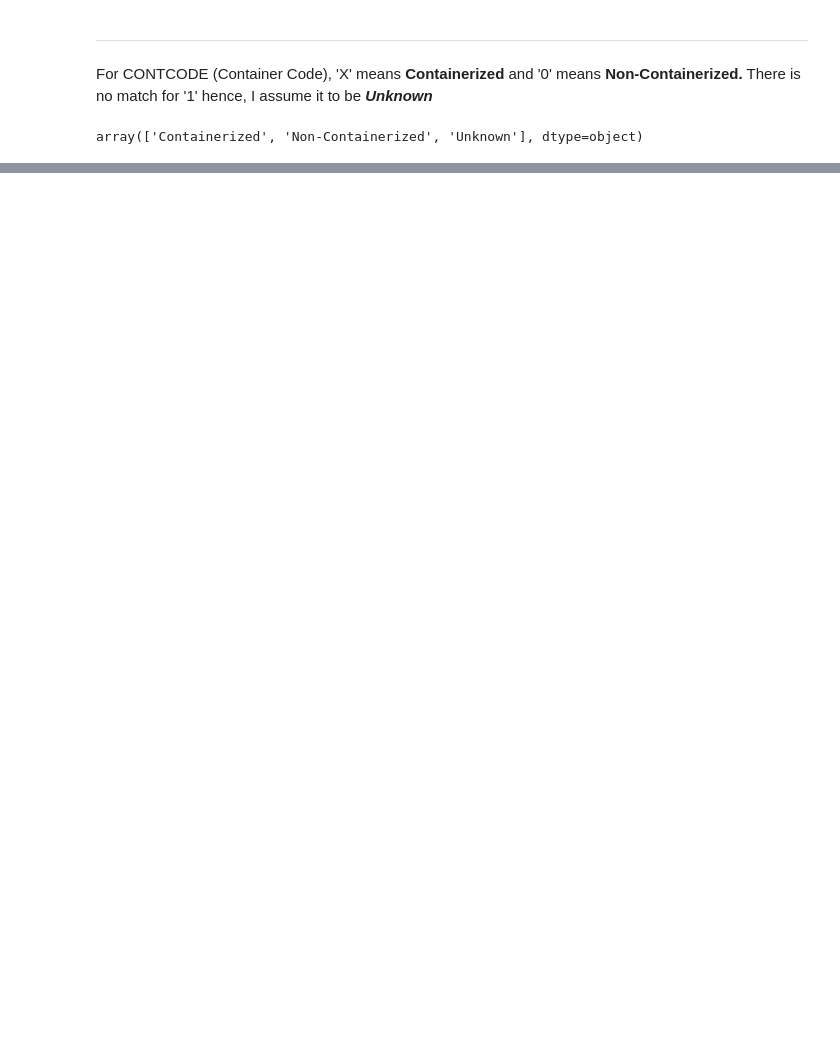
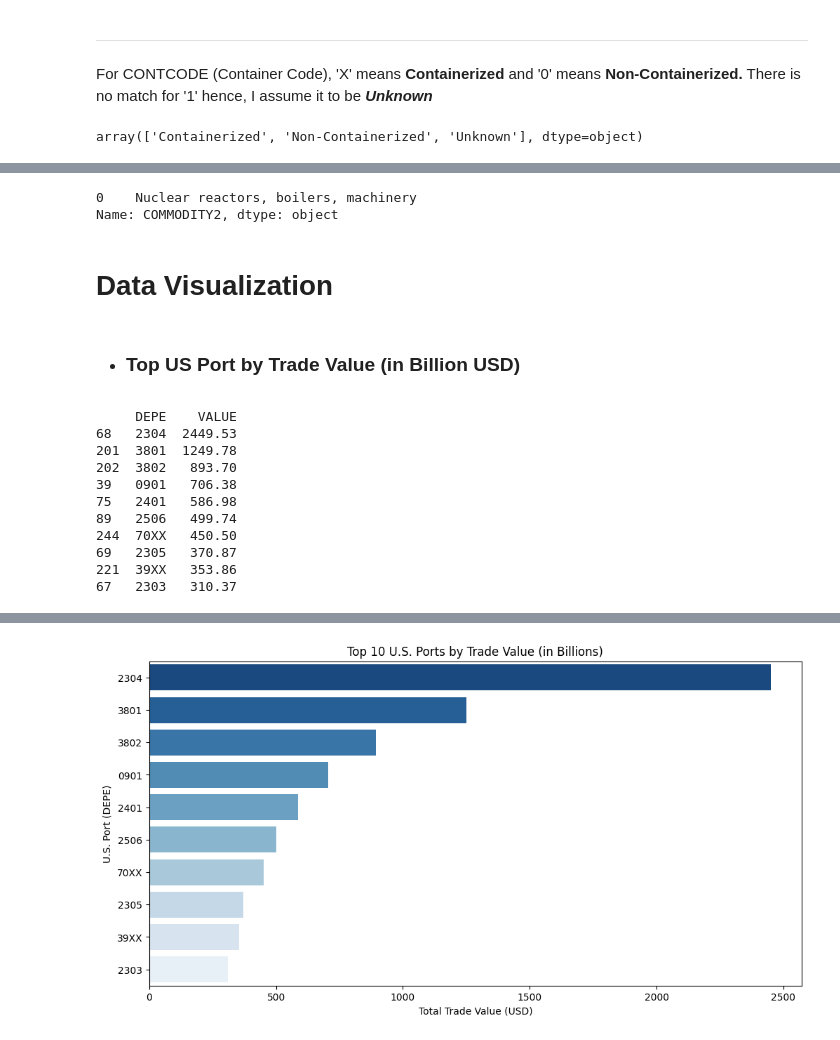
Before and after one commit to matth-adenyo/TransBorder_Freight_Data_Analysis, a Jupyter notebook: Trans-Border Freight Analysis.ipynb, the cells around one changed output, grey strips where cells are left out. Saved outputs shown, nothing was run; the diff lists cells and outputs as text; code cells hidden in the pictures; blank space fills up the shorter version.

```diff
--- a/Trans-Border Freight Analysis.ipynb
+++ b/Trans-Border Freight Analysis.ipynb
@@ -577,0 +671,41 @@ memory usage: 745.8+ MB
+# %%
+final_data['COMMODITY2'].mode()
+# %% [output]
+0    Nuclear reactors, boilers, machinery
+Name: COMMODITY2, dtype: object
+# %% [markdown]
+# Data Visualization
+# %% [markdown]
+- ### Top US Port by Trade Value (in Billion USD)
+# %%
+# Group by DEPE (Port) and sum trade values
+port_values = final_data.groupby('DEPE')['VALUE'].sum().reset_index()
+
+# Convert trade values to billions
+port_values['VALUE'] = (port_values['VALUE'] / 1e9).round(2)
+
+# Sort ports by total trade value in descending order
+port_values = port_values.sort_values(by = 'VALUE', ascending = False)
+
+# Display top 10 ports by value
+print(port_values.head(10))
+
+# Plot top 10 ports with the highest trade value
+plt.figure(figsize = (12, 6))
+sns.barplot(y = port_values['DEPE'][:10],  hue = port_values['DEPE'][:10], x = port_values['VALUE'][:10], palette = 'Blues_r')
+plt.xlabel('Total Trade Value (USD)')
+plt.ylabel('U.S. Port (DEPE)')
+plt.title('Top 10 U.S. Ports by Trade Value (in Billions)')
+plt.show()
+# %% [output]
+     DEPE    VALUE
+68   2304  2449.53
+201  3801  1249.78
+202  3802   893.70
+39   0901   706.38
+75   2401   586.98
+89   2506   499.74
+244  70XX   450.50
+69   2305   370.87
+221  39XX   353.86
+67   2303   310.37
@@ -577,0 +718 @@ memory usage: 745.8+ MB
+[figure, added]
```
Also changed, not shown: parts of 131 cells of this notebook.
